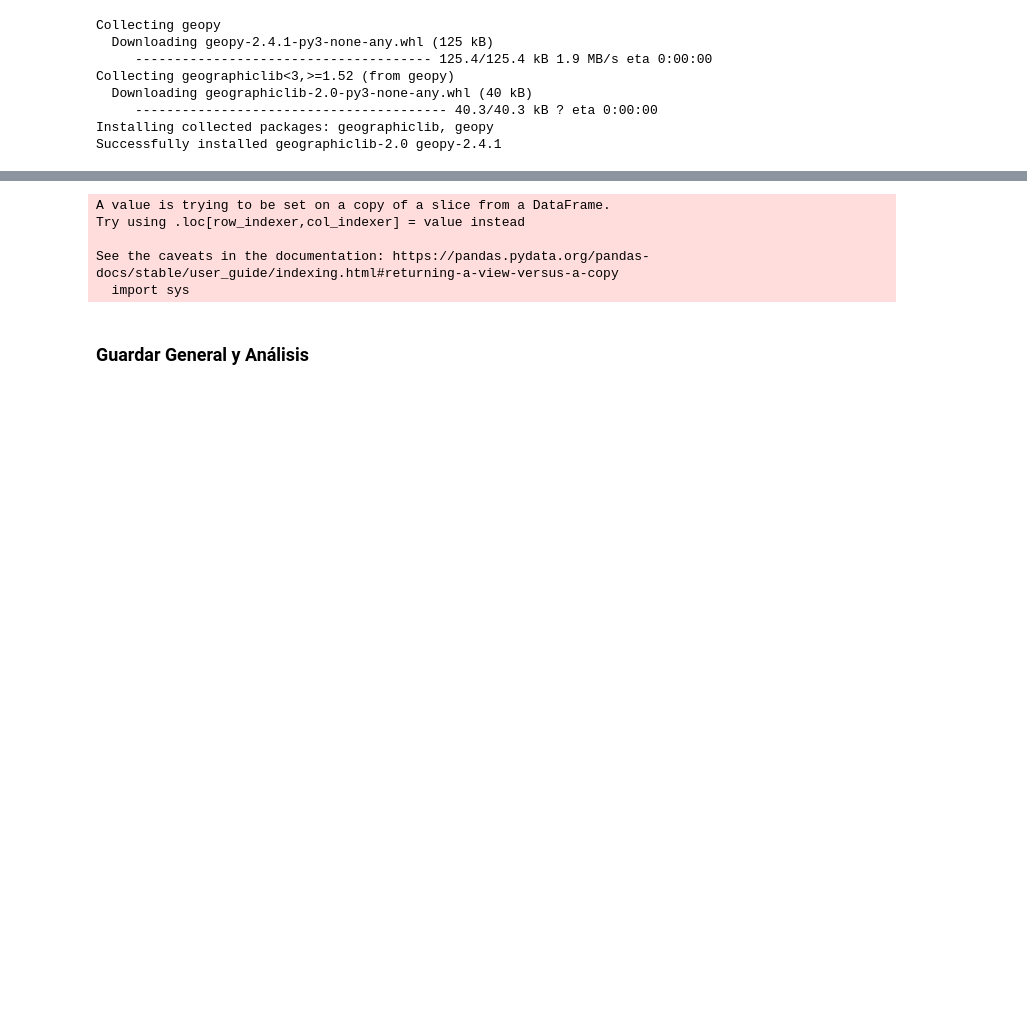
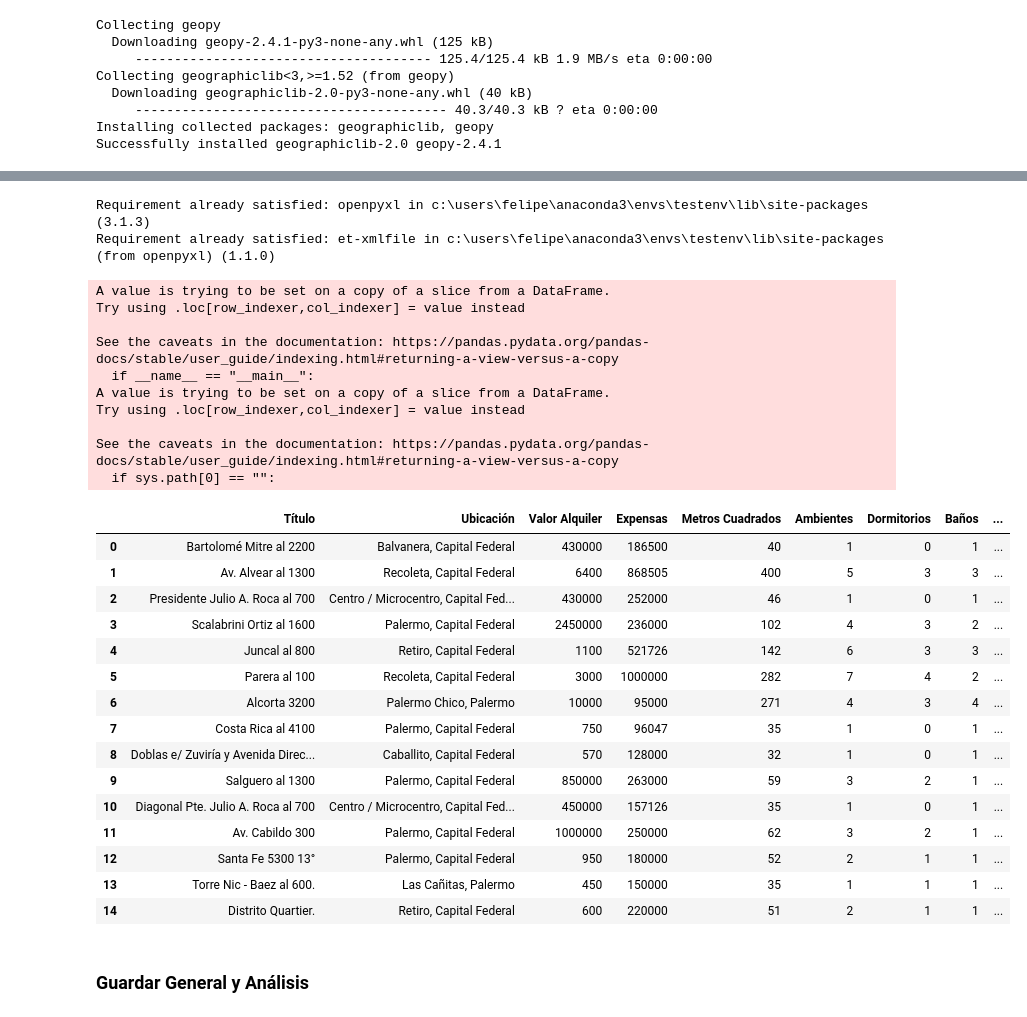
Before and after one commit to Felimartinez1/Departamentos-Buenos-Aires, a Jupyter notebook: preprocessing/zonaprop_ETL.ipynb, the cells around one changed output, grey strips where cells are left out. Saved outputs shown, nothing was run; the diff lists cells and outputs as text; code cells hidden in the pictures; blank space fills up the shorter version.

```diff
--- a/preprocessing/zonaprop_ETL.ipynb
+++ b/preprocessing/zonaprop_ETL.ipynb
@@ -454,30 +367,3 @@ Collecting geographiclib<3,>=1.52 (from geopy)
      ---------------------------------------- 40.3/40.3 kB ? eta 0:00:00
 Installing collected packages: geographiclib, geopy
 Successfully installed geographiclib-2.0 geopy-2.4.1
-# %%
-from geopy.geocoders import Nominatim
-from geopy.extra.rate_limiter import RateLimiter
-import pandas as pd
-
-# Inicializamos el geolocalizador
-geolocator = Nominatim(user_agent="geoapi_powerbi")
-geocode = RateLimiter(lambda query: geolocator.geocode(query, country_codes='ar'), min_delay_seconds=1)
-
-# Creamos la columna con la dirección completa
-dfa['direccion_completa'] = dfa['Título']
-
-# Función para obtener latitud y longitud
-def get_coords(direccion):
-    try:
-        location = geocode(direccion)
-        if location:
-            return pd.Series([location.latitude, location.longitude])
-    except Exception as e:
-        print(f"Error con {direccion}: {e}")
-    return pd.Series([None, None])
-
-# Aplicamos la función
-dfa[['lat', 'lon']] = dfa['direccion_completa'].apply(get_coords)
-
-# Exportamos correctamente para Power BI
-dfa.to_csv("datos_geolocalizados_argentina.csv", index=False, float_format="%.8f", sep=';', decimal='.')
@@ -515,17 +446,46 @@ Note: you may need to restart the kernel to use updated packages.
 # %%
+!pip install openpyxl
+
 import random
 
 # Lista de URLs que querés usar
 urls_posibles = ["https://felipemartinezcv.com", "https://cux.ai"]
 
 # Agregamos la columna con una URL random por fila
-dfa["url"] = [random.choice(urls_posibles) for _ in range(len(dfa))]
+dfa["URL"] = [random.choice(urls_posibles) for _ in range(len(dfa))]
 
+# Si las coordenadas quedaron como enteros grandes, dividimos por 1e7 o 1e6 según el caso
+dfa['Lat'] = dfa['Lat'].astype(float)
 
+# Guardamos correctamente con punto decimal
 dfa.to_excel("datos_geolocalizados.xlsx", index=False, engine='openpyxl', float_format="%.8f")
+dfa
 # %% [output]
-A value is trying to be set on a copy of a slice from a DataFrame.
-Try using .loc[row_indexer,col_indexer] = value instead
-
-See the caveats in the documentation: https://pandas.pydata.org/pandas-docs/stable/user_guide/indexing.html#returning-a-view-versus-a-copy
-  import sys
+Requirement already satisfied: openpyxl in c:\users\felipe\anaconda3\envs\testenv\lib\site-packages (3.1.3)
+Requirement already satisfied: et-xmlfile in c:\users\felipe\anaconda3\envs\testenv\lib\site-packages (from openpyxl) (1.1.0)
+A value is trying to be set on a copy of a slice from a DataFrame.
+Try using .loc[row_indexer,col_indexer] = value instead
+
+See the caveats in the documentation: https://pandas.pydata.org/pandas-docs/stable/user_guide/indexing.html#returning-a-view-versus-a-copy
+  if __name__ == "__main__":
+A value is trying to be set on a copy of a slice from a DataFrame.
+Try using .loc[row_indexer,col_indexer] = value instead
+
+See the caveats in the documentation: https://pandas.pydata.org/pandas-docs/stable/user_guide/indexing.html#returning-a-view-versus-a-copy
+  if sys.path[0] == "":
+|  | Título | Ubicación | Valor Alquiler | Expensas | Metros Cuadrados | Ambientes | Dormitorios | Baños | ... |
+| 0 | Bartolomé Mitre al 2200 | Balvanera, Capital Federal | 430000 | 186500 | 40 | 1 | 0 | 1 | ... |
+| 1 | Av. Alvear al 1300 | Recoleta, Capital Federal | 6400 | 868505 | 400 | 5 | 3 | 3 | ... |
+| 2 | Presidente Julio A. Roca al 700 | Centro / Microcentro, Capital Fed... | 430000 | 252000 | 46 | 1 | 0 | 1 | ... |
+| 3 | Scalabrini Ortiz al 1600 | Palermo, Capital Federal | 2450000 | 236000 | 102 | 4 | 3 | 2 | ... |
+| 4 | Juncal al 800 | Retiro, Capital Federal | 1100 | 521726 | 142 | 6 | 3 | 3 | ... |
+| 5 | Parera al 100 | Recoleta, Capital Federal | 3000 | 1000000 | 282 | 7 | 4 | 2 | ... |
+| 6 | Alcorta 3200 | Palermo Chico, Palermo | 10000 | 95000 | 271 | 4 | 3 | 4 | ... |
+| 7 | Costa Rica al 4100 | Palermo, Capital Federal | 750 | 96047 | 35 | 1 | 0 | 1 | ... |
+| 8 | Doblas e/ Zuviría y Avenida Direc... | Caballito, Capital Federal | 570 | 128000 | 32 | 1 | 0 | 1 | ... |
+| 9 | Salguero al 1300 | Palermo, Capital Federal | 850000 | 263000 | 59 | 3 | 2 | 1 | ... |
+| 10 | Diagonal Pte. Julio A. Roca al 700 | Centro / Microcentro, Capital Fed... | 450000 | 157126 | 35 | 1 | 0 | 1 | ... |
+| 11 | Av. Cabildo 300 | Palermo, Capital Federal | 1000000 | 250000 | 62 | 3 | 2 | 1 | ... |
+| 12 | Santa Fe 5300 13° | Palermo, Capital Federal | 950 | 180000 | 52 | 2 | 1 | 1 | ... |
+| 13 | Torre Nic - Baez al 600. | Las Cañitas, Palermo | 450 | 150000 | 35 | 1 | 1 | 1 | ... |
+| 14 | Distrito Quartier. | Retiro, Capital Federal | 600 | 220000 | 51 | 2 | 1 | 1 | ... |
```
Also changed, not shown: parts of 18 cells of this notebook, 5 other files.
